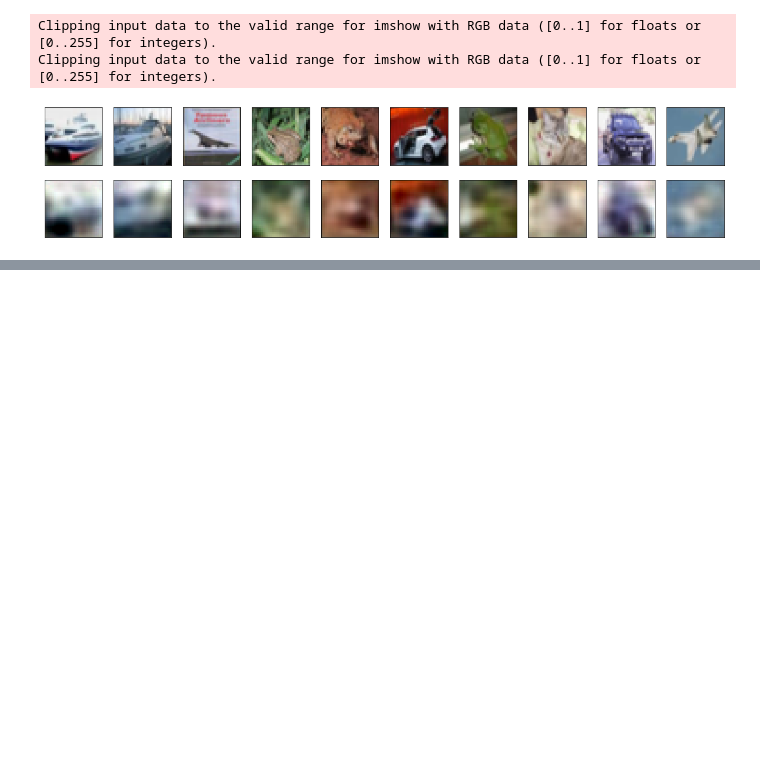
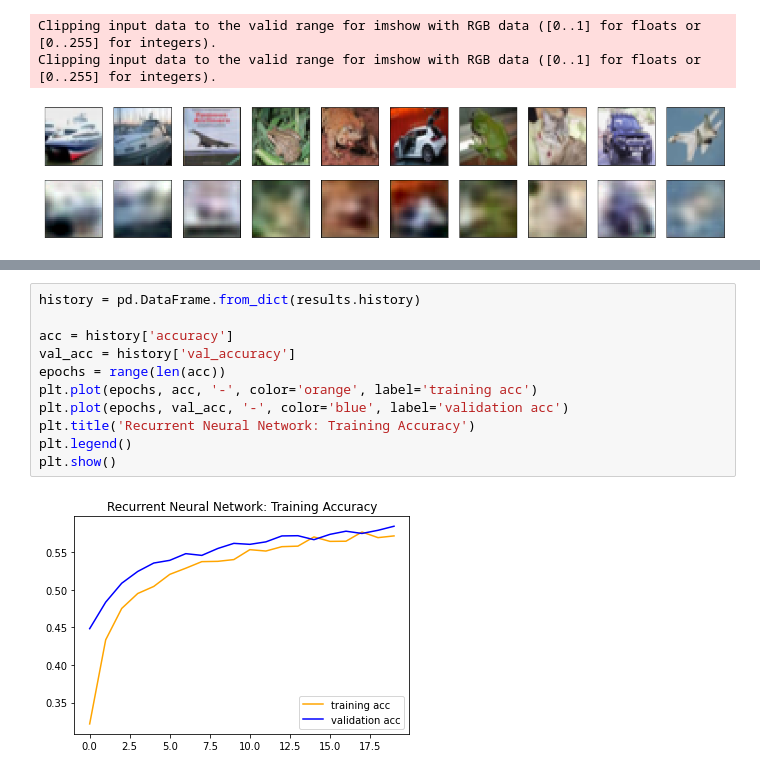
Before and after one commit to yyyyyokoko/NeuralNets590, a Jupyter notebook: homework/hw3_ll1038.ipynb, the cells around one changed output, grey strips where cells are left out. Saved outputs shown, nothing was run; the diff lists cells and outputs as text; blank space fills up the shorter version.

```diff
--- a/homework/hw3_ll1038.ipynb
+++ b/homework/hw3_ll1038.ipynb
@@ -152,0 +576,13 @@ Clipping input data to the valid range for imshow with RGB data ([0..1] for floa
+# %%
+history = pd.DataFrame.from_dict(results.history)
+
+acc = history['accuracy']
+val_acc = history['val_accuracy']
+epochs = range(len(acc))
+plt.plot(epochs, acc, '-', color='orange', label='training acc')
+plt.plot(epochs, val_acc, '-', color='blue', label='validation acc')
+plt.title('Recurrent Neural Network: Training Accuracy')
+plt.legend()
+plt.show()
+# %% [output]
+[figure, added]
```
Also changed, not shown: parts of 35 cells of this notebook.
